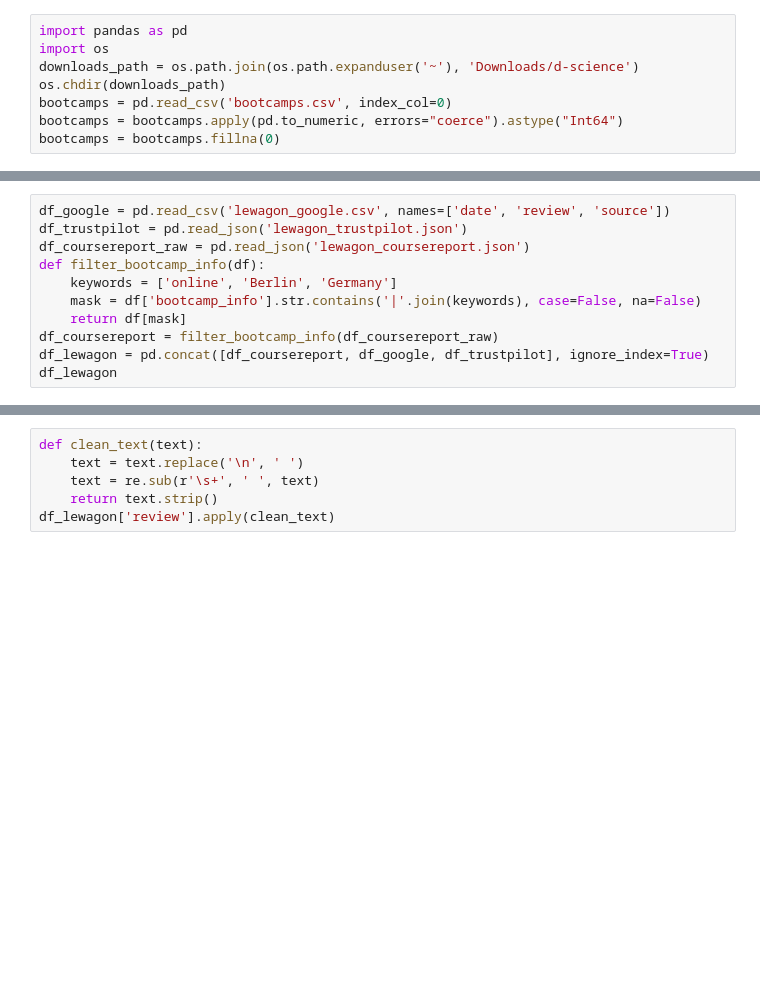
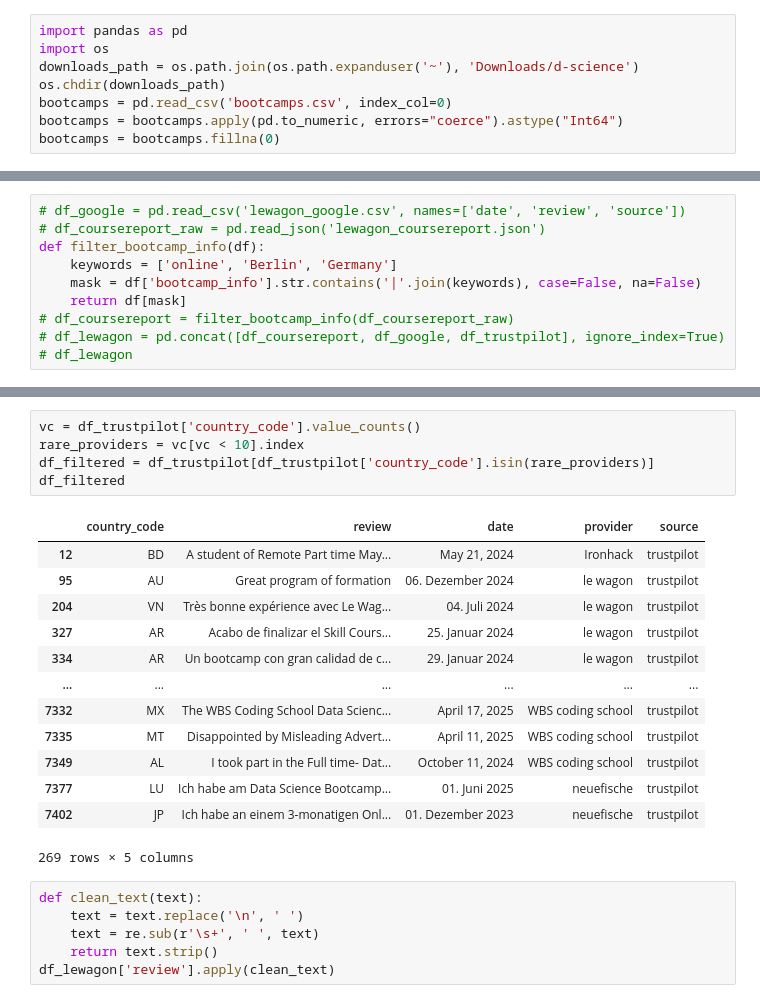
Before and after one commit to AriasChristianJ/d-science, a Jupyter notebook: competitor_analysis.ipynb, the cells around one changed output, grey strips where cells are left out. Saved outputs shown, nothing was run; the diff lists cells and outputs as text; blank space fills up the shorter version.

```diff
--- a/competitor_analysis.ipynb
+++ b/competitor_analysis.ipynb
@@ -316,11 +472,10 @@ Trustpilot
 # %%
-df_google = pd.read_csv('lewagon_google.csv', names=['date', 'review', 'source'])
-df_trustpilot = pd.read_json('lewagon_trustpilot.json')
-df_coursereport_raw = pd.read_json('lewagon_coursereport.json')
+# df_google = pd.read_csv('lewagon_google.csv', names=['date', 'review', 'source'])
+# df_coursereport_raw = pd.read_json('lewagon_coursereport.json')
 def filter_bootcamp_info(df):
     keywords = ['online', 'Berlin', 'Germany']
     mask = df['bootcamp_info'].str.contains('|'.join(keywords), case=False, na=False)
     return df[mask]
-df_coursereport = filter_bootcamp_info(df_coursereport_raw)
-df_lewagon = pd.concat([df_coursereport, df_google, df_trustpilot], ignore_index=True)
-df_lewagon
+# df_coursereport = filter_bootcamp_info(df_coursereport_raw)
+# df_lewagon = pd.concat([df_coursereport, df_google, df_trustpilot], ignore_index=True)
+# df_lewagon
@@ -341,3 +482,22 @@ df_lewagon
+# %%
+vc = df_trustpilot['country_code'].value_counts()
+rare_providers = vc[vc < 10].index
+df_filtered = df_trustpilot[df_trustpilot['country_code'].isin(rare_providers)]
+df_filtered
+# %% [output]
+|  | country_code | review | date | provider | source |
+| 12 | BD | A student of Remote Part time May... | May 21, 2024 | Ironhack | trustpilot |
+| 95 | AU | Great program of formation | 06. Dezember 2024 | le wagon | trustpilot |
+| 204 | VN | Très bonne expérience avec Le Wag... | 04. Juli 2024 | le wagon | trustpilot |
+| 327 | AR | Acabo de finalizar el Skill Cours... | 25. Januar 2024 | le wagon | trustpilot |
+| 334 | AR | Un bootcamp con gran calidad de c... | 29. Januar 2024 | le wagon | trustpilot |
+| ... | ... | ... | ... | ... | ... |
+| 7332 | MX | The WBS Coding School Data Scienc... | April 17, 2025 | WBS coding school | trustpilot |
+| 7335 | MT | Disappointed by Misleading Advert... | April 11, 2025 | WBS coding school | trustpilot |
+| 7349 | AL | I took part in the Full time- Dat... | October 11, 2024 | WBS coding school | trustpilot |
+| 7377 | LU | Ich habe am Data Science Bootcamp... | 01. Juni 2025 | neuefische | trustpilot |
+| 7402 | JP | Ich habe an einem 3-monatigen Onl... | 01. Dezember 2023 | neuefische | trustpilot |
+269 rows × 5 columns
 # %%
 def clean_text(text):
     text = text.replace('\n', ' ')
```
Also changed, not shown: parts of 10 cells of this notebook, 12 other files.
